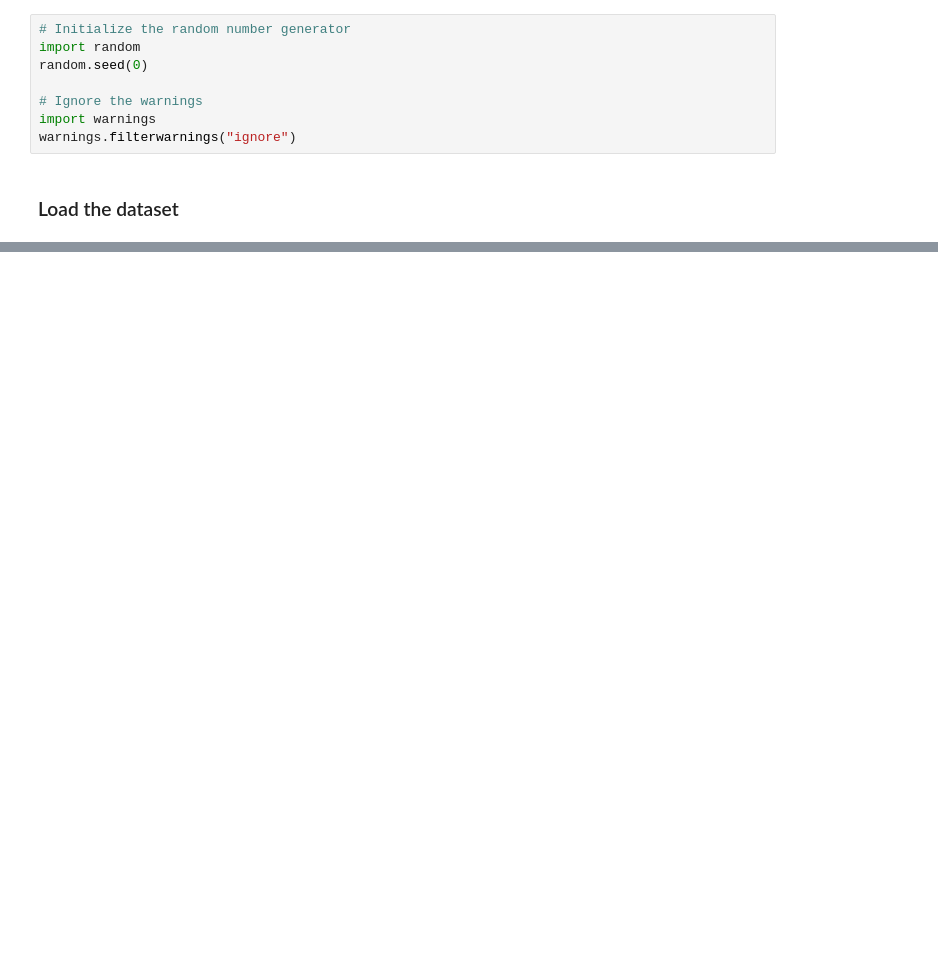
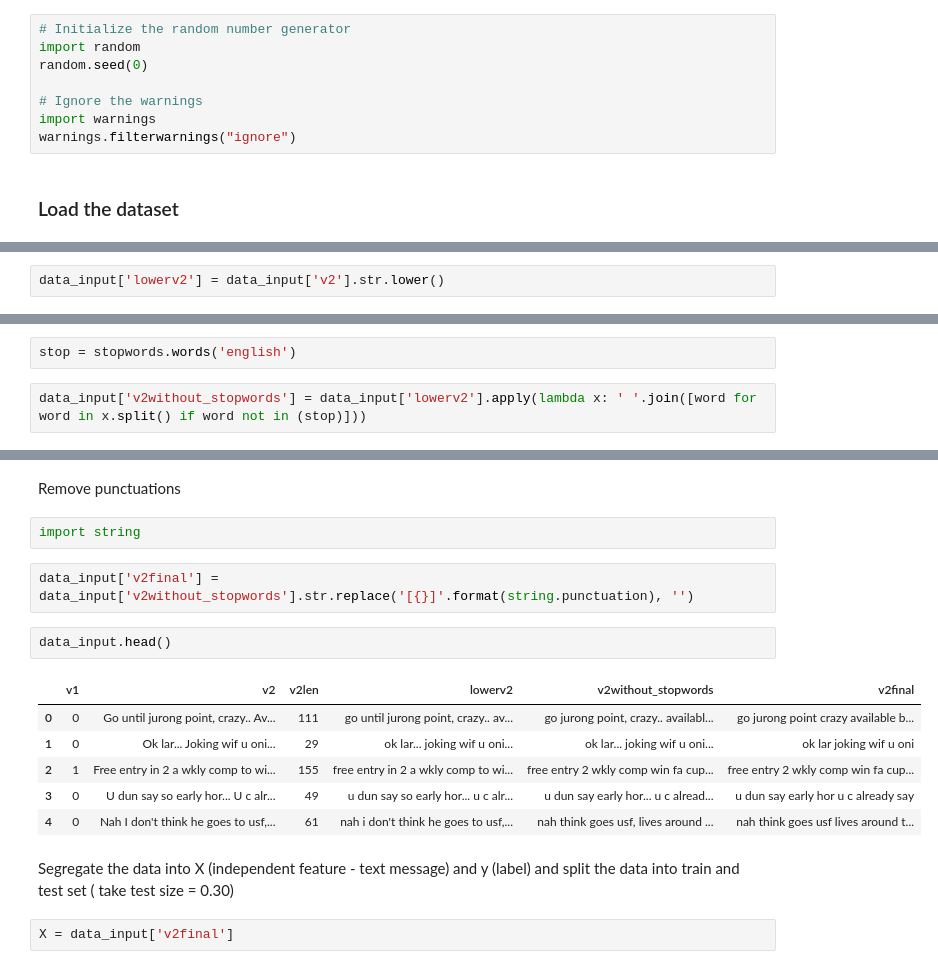
Before and after one commit to bvprasan/GLDN, a Jupyter notebook: NLP/Assignment 8.ipynb, the cells around one changed output, grey strips where cells are left out. Cells and saved outputs as stored; diff of their text form; blank space fills up the shorter version.

```diff
--- a/NLP/Assignment 8.ipynb
+++ b/NLP/Assignment 8.ipynb
@@ -202,0 +172,2 @@ DUMMY                -- .
+# %%
+data_input['lowerv2'] = data_input['v2'].str.lower()
@@ -202,0 +194,4 @@ DUMMY                -- .
+# %%
+stop = stopwords.words('english')
+# %%
+data_input['v2without_stopwords'] = data_input['lowerv2'].apply(lambda x: ' '.join([word for word in x.split() if word not in (stop)]))
@@ -202,0 +207,19 @@ DUMMY                -- .
+# %% [markdown]
+Remove punctuations
+# %%
+import string
+# %%
+data_input['v2final'] = data_input['v2without_stopwords'].str.replace('[{}]'.format(string.punctuation), '')
+# %%
+data_input.head()
+# %% [output]
+|  | v1 | v2 | v2len | lowerv2 | v2without_stopwords | v2final |
+| 0 | 0 | Go until jurong point, crazy.. Av... | 111 | go until jurong point, crazy.. av... | go jurong point, crazy.. availabl... | go jurong point crazy available b... |
+| 1 | 0 | Ok lar... Joking wif u oni... | 29 | ok lar... joking wif u oni... | ok lar... joking wif u oni... | ok lar joking wif u oni |
+| 2 | 1 | Free entry in 2 a wkly comp to wi... | 155 | free entry in 2 a wkly comp to wi... | free entry 2 wkly comp win fa cup... | free entry 2 wkly comp win fa cup... |
+| 3 | 0 | U dun say so early hor... U c alr... | 49 | u dun say so early hor... u c alr... | u dun say early hor... u c alread... | u dun say early hor u c already say |
+| 4 | 0 | Nah I don't think he goes to usf,... | 61 | nah i don't think he goes to usf,... | nah think goes usf, lives around ... | nah think goes usf lives around t... |
+# %% [markdown]
+Segregate the data into X (independent feature - text message) and y (label) and split the data into train and test set ( take test size = 0.30)
+# %%
+X = data_input['v2final']
```
Also changed, not shown: parts of 58 cells of this notebook.
